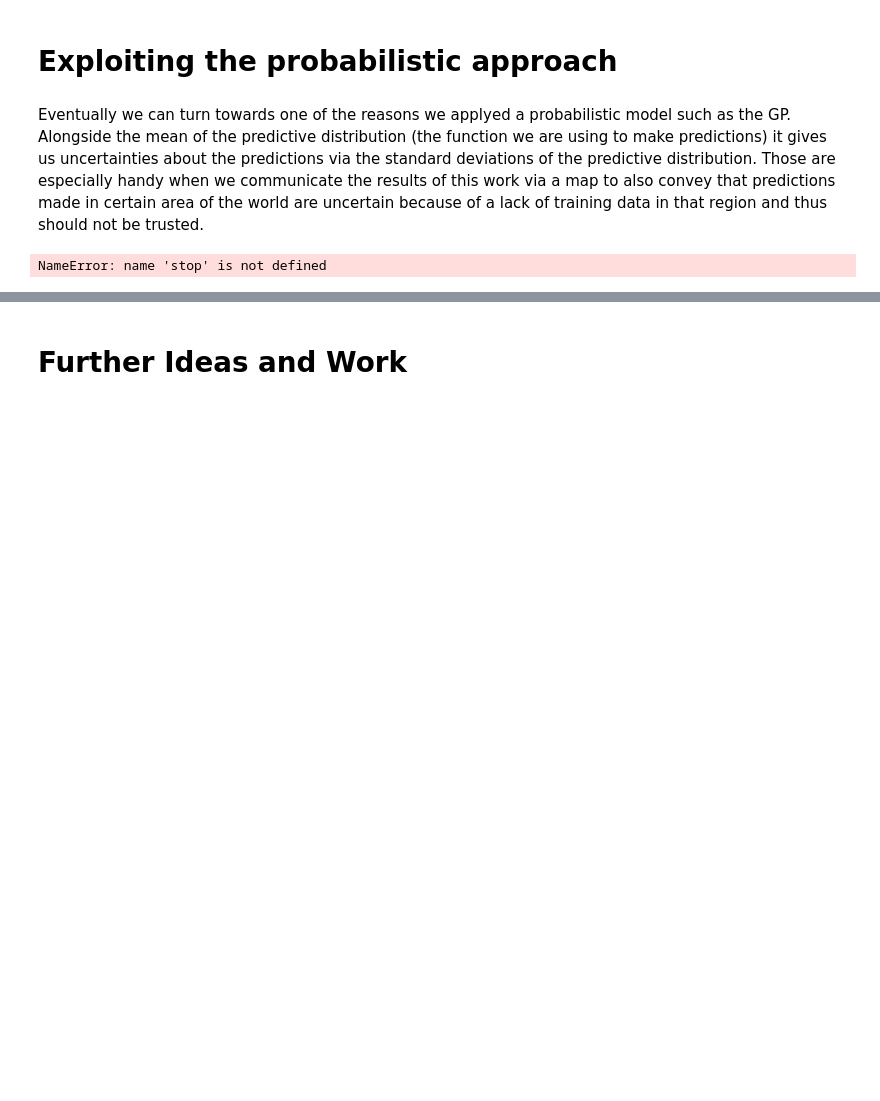
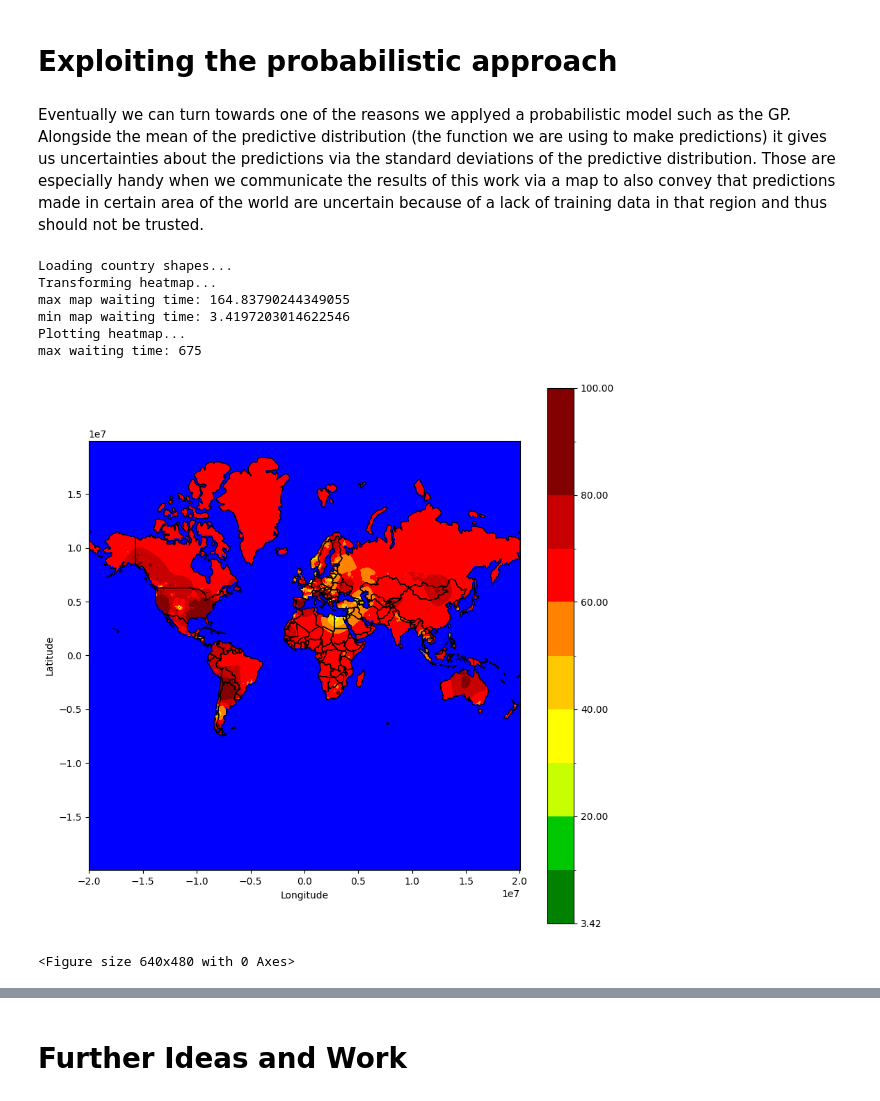
Before and after one commit to Hitchwiki/hitchmap-data, a Jupyter notebook: visualization/predictors/heatchmap.ipynb, the cells around one changed output, grey strips where cells are left out. Cells and saved outputs as stored; diff of their text form; code cells hidden in the pictures; blank space fills up the shorter version.

```diff
--- a/visualization/predictors/heatchmap.ipynb
+++ b/visualization/predictors/heatchmap.ipynb
@@ -579,9 +586,14 @@ Eventually we can turn towards one of the reasons we applyed a probabilistic mod
 # %%
 with open("models/best_gp.pkl", "rb") as file:
     gpr = pickle.load(file)
 
-map_from_model(gpr, region='world', show_uncertainties=True)
+map_from_model(gpr, region='world', show_uncertainties=True, verbose=True)
+# %% [output]
+Loading country shapes...
+Transforming heatmap...
+max map waiting time: 164.83790244349055
+min map waiting time: 3.4197203014622546
+Plotting heatmap...
+max waiting time: 675
+[figure, added]
+<Figure size 640x480 with 0 Axes>
-# %%
-stop
-# %% [output]
-NameError: name 'stop' is not defined
```
Also changed, not shown: parts of 18 cells of this notebook, 7 other files.
